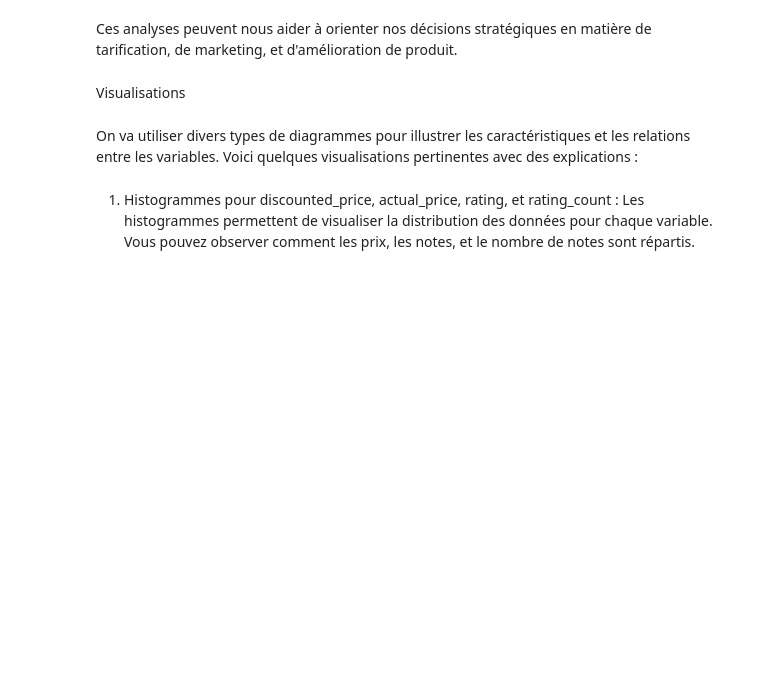
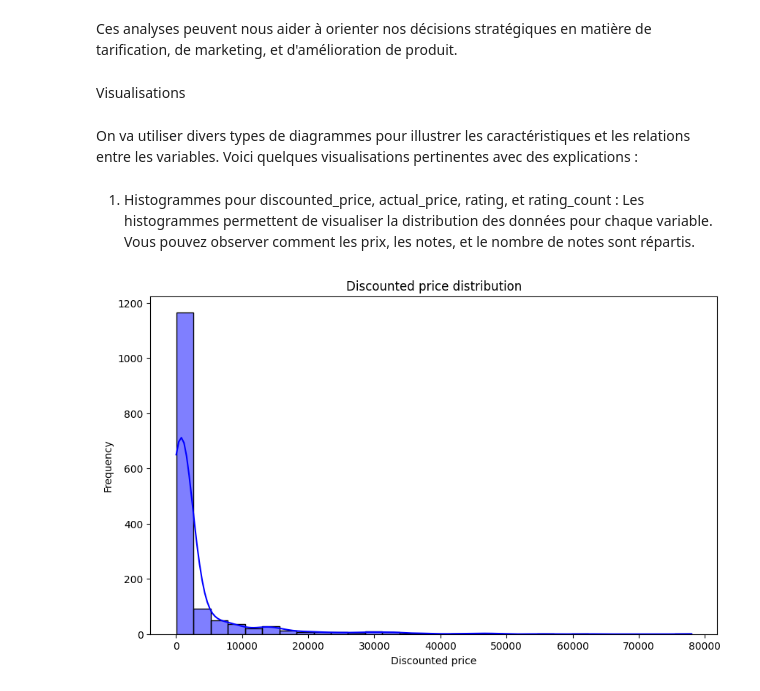
Before and after one commit to mariembahri21/Amazon_sales, a Jupyter notebook: Projet_DataScience.ipynb, the cells around one changed output. Drawn from its saved outputs; the diff is of its cells as text; code cells hidden in the pictures; blank space fills up the shorter version.

Commit message:
histogrammes

```diff
--- a/Projet_DataScience.ipynb
+++ b/Projet_DataScience.ipynb
@@ -262,3 +262,15 @@ Visualisations
 On va utiliser divers types de diagrammes pour illustrer les caractéristiques et les relations entre les variables. Voici quelques  visualisations pertinentes avec des explications :
 # %% [markdown]
 1) Histogrammes pour discounted_price, actual_price, rating, et rating_count : Les histogrammes permettent de visualiser la distribution des données pour chaque variable. Vous pouvez observer comment les prix, les notes, et le nombre de notes sont répartis.
+# %%
+import matplotlib.pyplot as plt
+import seaborn as sns
+
+plt.figure(figsize=(10, 6))
+sns.histplot(df['discounted_price'], kde=True, bins=30, color='blue')
+plt.title('Discounted price distribution')
+plt.xlabel('Discounted price')
+plt.ylabel('Frequency')
+plt.show()
+# %% [output]
+[figure, added]
```
Also changed, not shown: parts of 7 cells of this notebook.
